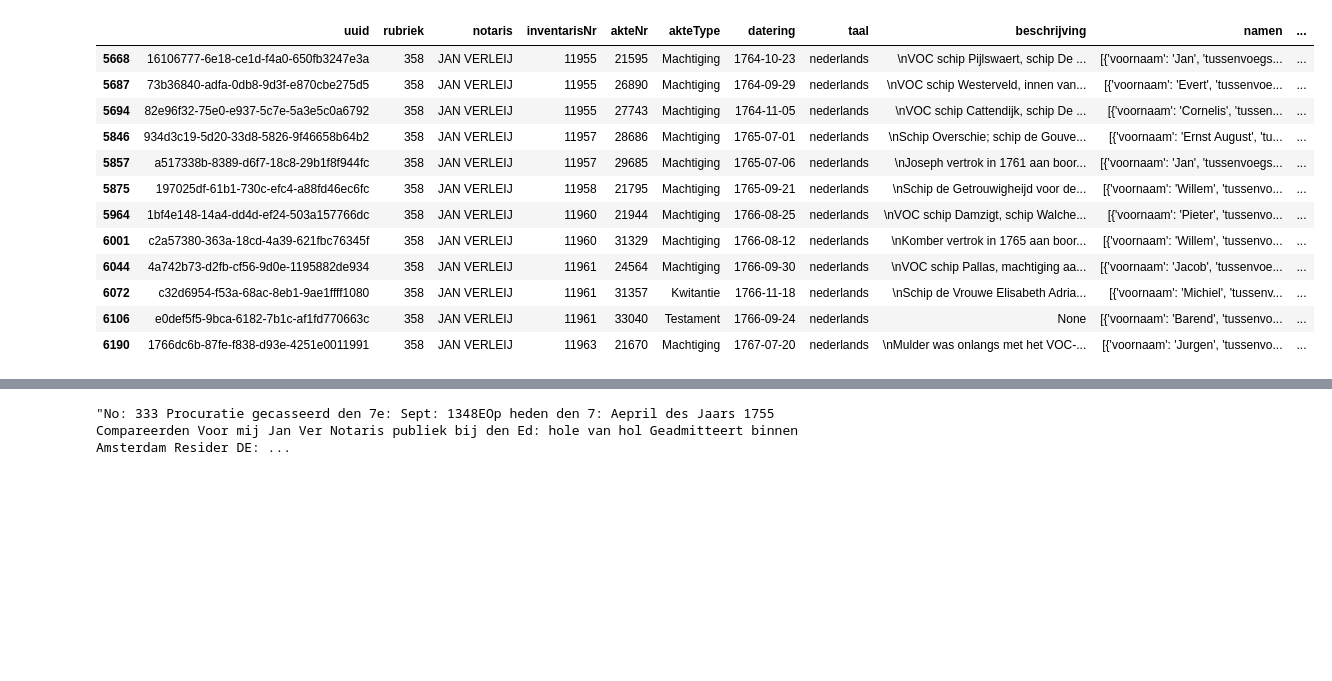
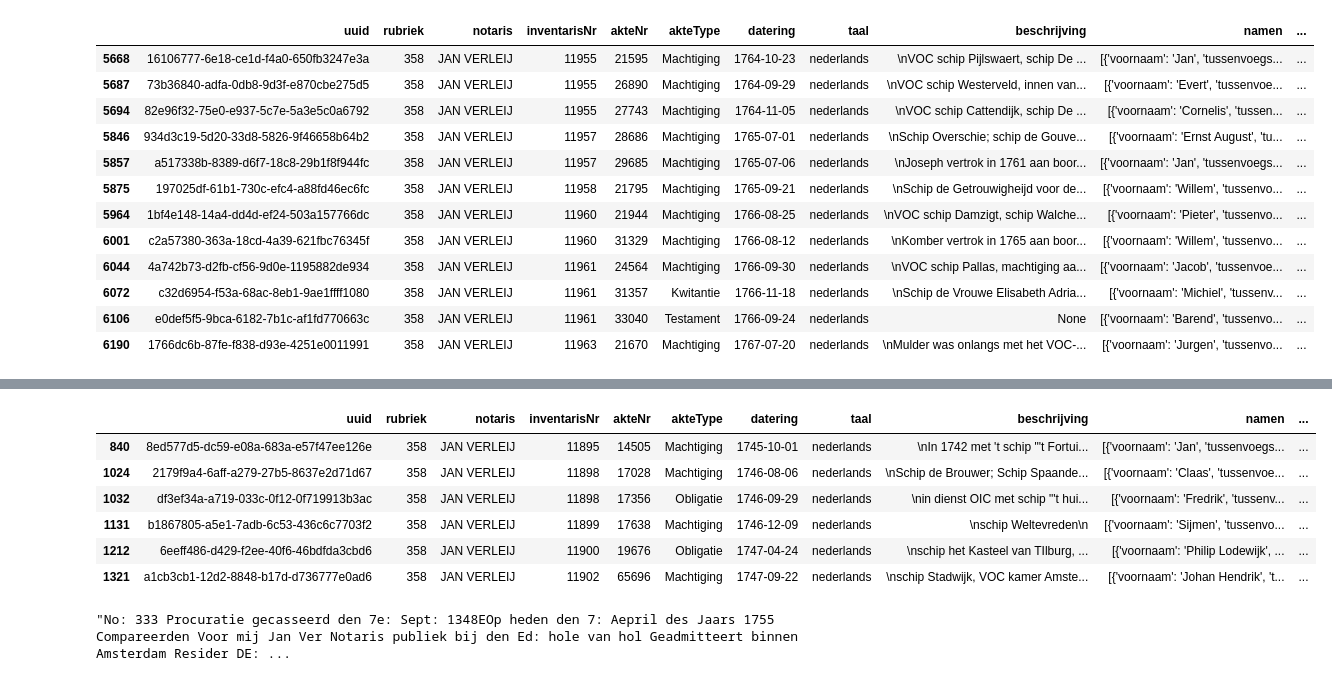
Before and after one commit to barry98/VOC-project, a Jupyter notebook: Annotation/Comparing annotations.ipynb, the cells around one changed output, grey strips where cells are left out. Cells and saved outputs as stored; diff of their text form; code cells hidden in the pictures; blank space fills up the shorter version.

```diff
--- a/Annotation/Comparing annotations.ipynb
+++ b/Annotation/Comparing annotations.ipynb
@@ -2,7 +2,7 @@
 import pandas as pd
 # %%
 subset_pat = pd.read_json('../../Annotation/Patrick/batch2_patrick_result.json')
-#subset_thom = pd.read_json('../../Annotation/Thom/test_batch_thom.json')
+subset_thom = pd.read_json('../../Annotation/Thom/batch1_thom_result.json')
 subset_chiel = pd.read_json('../../Annotation/Chiel/batch1_chiel_result.json')
 subset_bar = pd.read_json('batch1_result.json')
 # %%
@@ -47,3 +31,13 @@ subset_thom
+# %%
+subset_thom[subset_thom.vocop_match != 0]
+# %% [output]
+|  | uuid | rubriek | notaris | inventarisNr | akteNr | akteType | datering | taal | beschrijving | namen | ... |
+| 840 | 8ed577d5-dc59-e08a-683a-e57f47ee126e | 358 | JAN VERLEIJ | 11895 | 14505 | Machtiging | 1745-10-01 | nederlands | \nIn 1742 met 't schip "'t Fortui... | [{'voornaam': 'Jan', 'tussenvoegs... | ... |
+| 1024 | 2179f9a4-6aff-a279-27b5-8637e2d71d67 | 358 | JAN VERLEIJ | 11898 | 17028 | Machtiging | 1746-08-06 | nederlands | \nSchip de Brouwer; Schip Spaande... | [{'voornaam': 'Claas', 'tussenvoe... | ... |
+| 1032 | df3ef34a-a719-033c-0f12-0f719913b3ac | 358 | JAN VERLEIJ | 11898 | 17356 | Obligatie | 1746-09-29 | nederlands | \nin dienst OIC met schip "'t hui... | [{'voornaam': 'Fredrik', 'tussenv... | ... |
+| 1131 | b1867805-a5e1-7adb-6c53-436c6c7703f2 | 358 | JAN VERLEIJ | 11899 | 17638 | Machtiging | 1746-12-09 | nederlands | \nschip Weltevreden\n | [{'voornaam': 'Sijmen', 'tussenvo... | ... |
+| 1212 | 6eeff486-d429-f2ee-40f6-46bdfda3cbd6 | 358 | JAN VERLEIJ | 11900 | 19676 | Obligatie | 1747-04-24 | nederlands | \nschip het Kasteel van TIlburg, ... | [{'voornaam': 'Philip Lodewijk', ... | ... |
+| 1321 | a1cb3cb1-12d2-8848-b17d-d736777e0ad6 | 358 | JAN VERLEIJ | 11902 | 65696 | Machtiging | 1747-09-22 | nederlands | \nschip Stadwijk, VOC kamer Amste... | [{'voornaam': 'Johan Hendrik', 't... | ... |
 # %%
 subset_chiel[subset_chiel.vocop_match != 0].iloc[7].text
 # %% [output]
```
Also changed, not shown: parts of 1 cell of this notebook.
